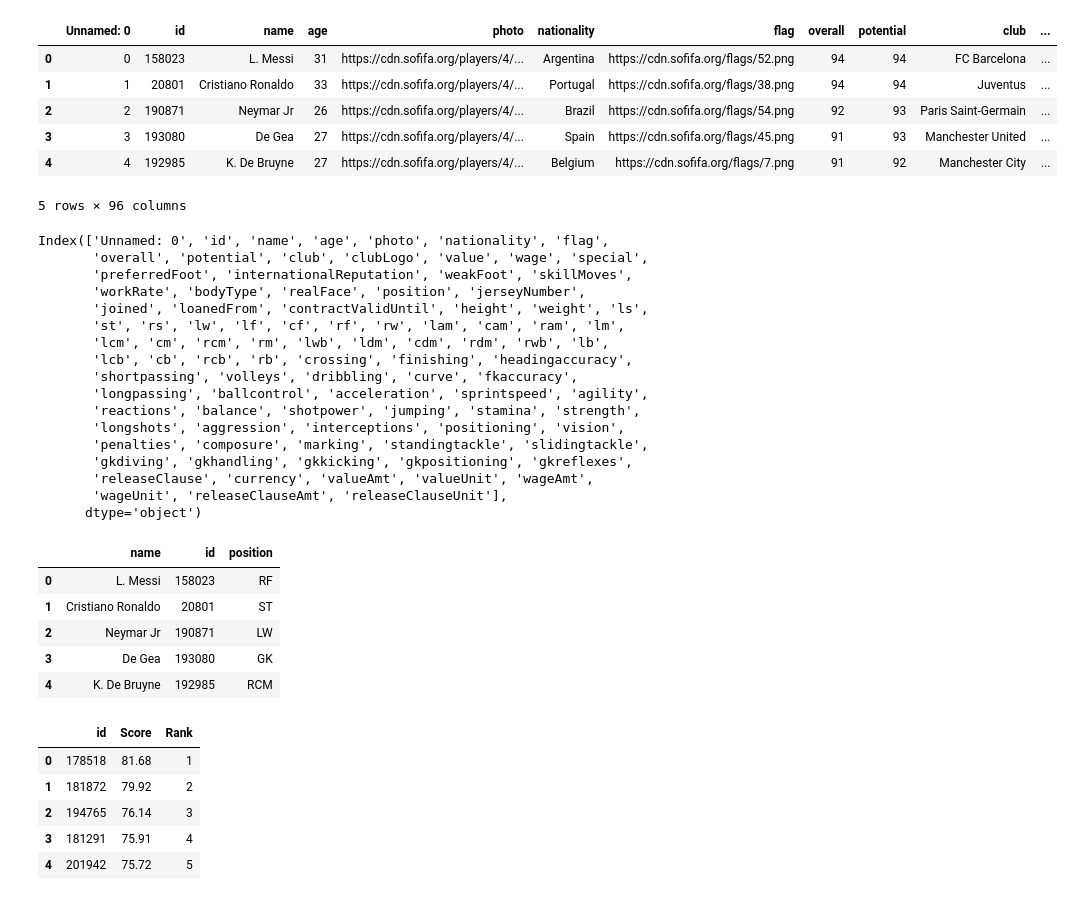
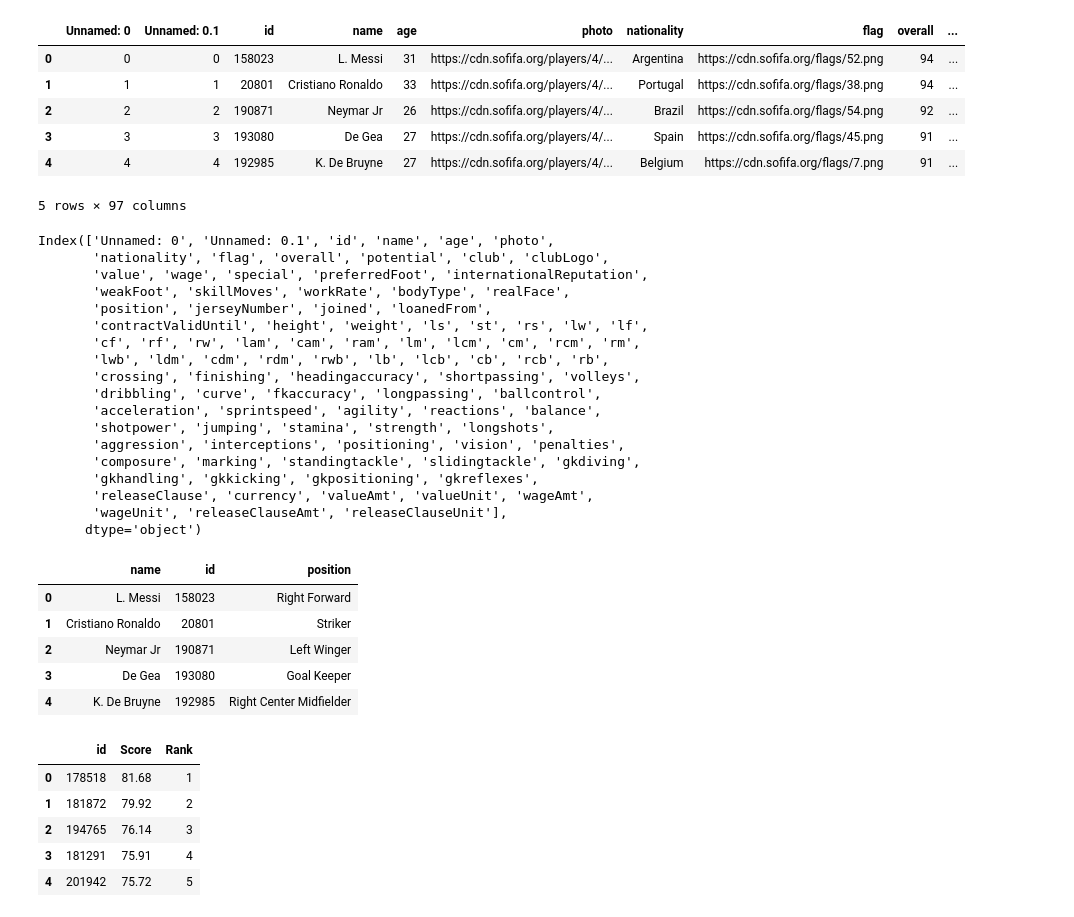
Before and after one commit to fifa-19-player-stats/data, a Jupyter notebook: code/FIFA19_Merging_Plotly.ipynb, the cells around one changed output. Cells and saved outputs as stored; diff of their text form; code cells hidden in the pictures.

Commit message:
Merging datasets for positions and ratings to use on Plotly

```diff
--- a/code/FIFA19_Merging_Plotly.ipynb
+++ b/code/FIFA19_Merging_Plotly.ipynb
@@ -13,33 +13,34 @@ from bs4 import BeautifulSoup
 import warnings
 warnings.filterwarnings('ignore')
 # %%
-merging = pd.read_csv('https://raw.githubusercontent.com/fifa-19-player-stats/data/master/data_sets/FIFA_clean.csv')
+merging = pd.read_csv('https://raw.githubusercontent.com/fifa-19-player-stats/data/master/data_sets/Position_Stats.csv')
 merging.head()
 # %% [output]
-|  | Unnamed: 0 | id | name | age | photo | nationality | flag | overall | potential | club | ... |
-| 0 | 0 | 158023 | L. Messi | 31 | https://cdn.sofifa.org/players/4/... | Argentina | https://cdn.sofifa.org/flags/52.png | 94 | 94 | FC Barcelona | ... |
-| 1 | 1 | 20801 | Cristiano Ronaldo | 33 | https://cdn.sofifa.org/players/4/... | Portugal | https://cdn.sofifa.org/flags/38.png | 94 | 94 | Juventus | ... |
-| 2 | 2 | 190871 | Neymar Jr | 26 | https://cdn.sofifa.org/players/4/... | Brazil | https://cdn.sofifa.org/flags/54.png | 92 | 93 | Paris Saint-Germain | ... |
-| 3 | 3 | 193080 | De Gea | 27 | https://cdn.sofifa.org/players/4/... | Spain | https://cdn.sofifa.org/flags/45.png | 91 | 93 | Manchester United | ... |
-| 4 | 4 | 192985 | K. De Bruyne | 27 | https://cdn.sofifa.org/players/4/... | Belgium | https://cdn.sofifa.org/flags/7.png | 91 | 92 | Manchester City | ... |
+|  | Unnamed: 0 | Unnamed: 0.1 | id | name | age | photo | nationality | flag | overall | ... |
+| 0 | 0 | 0 | 158023 | L. Messi | 31 | https://cdn.sofifa.org/players/4/... | Argentina | https://cdn.sofifa.org/flags/52.png | 94 | ... |
+| 1 | 1 | 1 | 20801 | Cristiano Ronaldo | 33 | https://cdn.sofifa.org/players/4/... | Portugal | https://cdn.sofifa.org/flags/38.png | 94 | ... |
+| 2 | 2 | 2 | 190871 | Neymar Jr | 26 | https://cdn.sofifa.org/players/4/... | Brazil | https://cdn.sofifa.org/flags/54.png | 92 | ... |
+| 3 | 3 | 3 | 193080 | De Gea | 27 | https://cdn.sofifa.org/players/4/... | Spain | https://cdn.sofifa.org/flags/45.png | 91 | ... |
+| 4 | 4 | 4 | 192985 | K. De Bruyne | 27 | https://cdn.sofifa.org/players/4/... | Belgium | https://cdn.sofifa.org/flags/7.png | 91 | ... |
-5 rows × 96 columns
+5 rows × 97 columns
 # %%
 merging.columns
 # %% [output]
-Index(['Unnamed: 0', 'id', 'name', 'age', 'photo', 'nationality', 'flag',
-       'overall', 'potential', 'club', 'clubLogo', 'value', 'wage', 'special',
-       'preferredFoot', 'internationalReputation', 'weakFoot', 'skillMoves',
-       'workRate', 'bodyType', 'realFace', 'position', 'jerseyNumber',
-       'joined', 'loanedFrom', 'contractValidUntil', 'height', 'weight', 'ls',
-       'st', 'rs', 'lw', 'lf', 'cf', 'rf', 'rw', 'lam', 'cam', 'ram', 'lm',
-       'lcm', 'cm', 'rcm', 'rm', 'lwb', 'ldm', 'cdm', 'rdm', 'rwb', 'lb',
-       'lcb', 'cb', 'rcb', 'rb', 'crossing', 'finishing', 'headingaccuracy',
-       'shortpassing', 'volleys', 'dribbling', 'curve', 'fkaccuracy',
-       'longpassing', 'ballcontrol', 'acceleration', 'sprintspeed', 'agility',
-       'reactions', 'balance', 'shotpower', 'jumping', 'stamina', 'strength',
-       'longshots', 'aggression', 'interceptions', 'positioning', 'vision',
-       'penalties', 'composure', 'marking', 'standingtackle', 'slidingtackle',
-       'gkdiving', 'gkhandling', 'gkkicking', 'gkpositioning', 'gkreflexes',
+Index(['Unnamed: 0', 'Unnamed: 0.1', 'id', 'name', 'age', 'photo',
+       'nationality', 'flag', 'overall', 'potential', 'club', 'clubLogo',
+       'value', 'wage', 'special', 'preferredFoot', 'internationalReputation',
+       'weakFoot', 'skillMoves', 'workRate', 'bodyType', 'realFace',
+       'position', 'jerseyNumber', 'joined', 'loanedFrom',
+       'contractValidUntil', 'height', 'weight', 'ls', 'st', 'rs', 'lw', 'lf',
+       'cf', 'rf', 'rw', 'lam', 'cam', 'ram', 'lm', 'lcm', 'cm', 'rcm', 'rm',
+       'lwb', 'ldm', 'cdm', 'rdm', 'rwb', 'lb', 'lcb', 'cb', 'rcb', 'rb',
+       'crossing', 'finishing', 'headingaccuracy', 'shortpassing', 'volleys',
+       'dribbling', 'curve', 'fkaccuracy', 'longpassing', 'ballcontrol',
+       'acceleration', 'sprintspeed', 'agility', 'reactions', 'balance',
+       'shotpower', 'jumping', 'stamina', 'strength', 'longshots',
+       'aggression', 'interceptions', 'positioning', 'vision', 'penalties',
+       'composure', 'marking', 'standingtackle', 'slidingtackle', 'gkdiving',
+       'gkhandling', 'gkkicking', 'gkpositioning', 'gkreflexes',
        'releaseClause', 'currency', 'valueAmt', 'valueUnit', 'wageAmt',
        'wageUnit', 'releaseClauseAmt', 'releaseClauseUnit'],
       dtype='object')
@@ -50,11 +51,11 @@ names_id = names_id[col]
 names_id.head()
 # %% [output]
 |  | name | id | position |
-| 0 | L. Messi | 158023 | RF |
-| 1 | Cristiano Ronaldo | 20801 | ST |
-| 2 | Neymar Jr | 190871 | LW |
-| 3 | De Gea | 193080 | GK |
-| 4 | K. De Bruyne | 192985 | RCM |
+| 0 | L. Messi | 158023 | Right Forward |
+| 1 | Cristiano Ronaldo | 20801 | Striker |
+| 2 | Neymar Jr | 190871 | Left Winger |
+| 3 | De Gea | 193080 | Goal Keeper |
+| 4 | K. De Bruyne | 192985 | Right Center Midfielder |
 # %%
 best_center_attacking_midfielder = pd.read_csv('https://raw.githubusercontent.com/fifa-19-player-stats/data/master/data_sets/Best_Center_Attacking_Midfielder.csv')
 best_center_attacking_midfielder.head()
```
Also changed, not shown: parts of 52 cells of this notebook, 5 other files.
